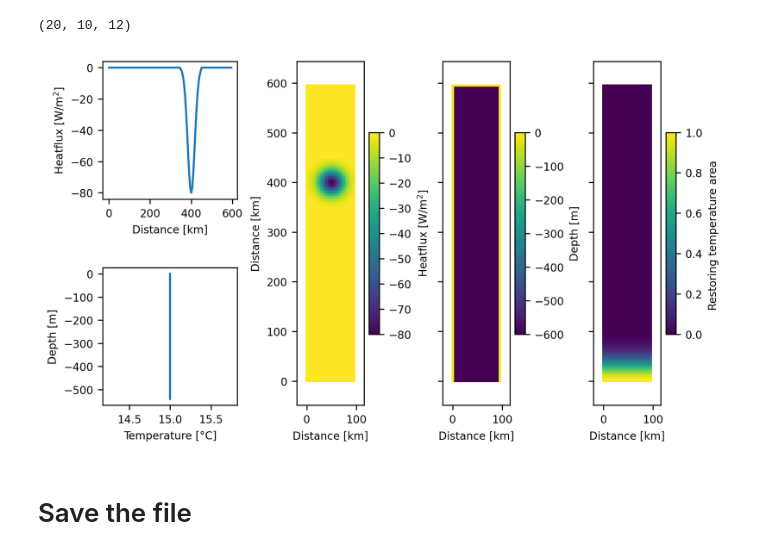
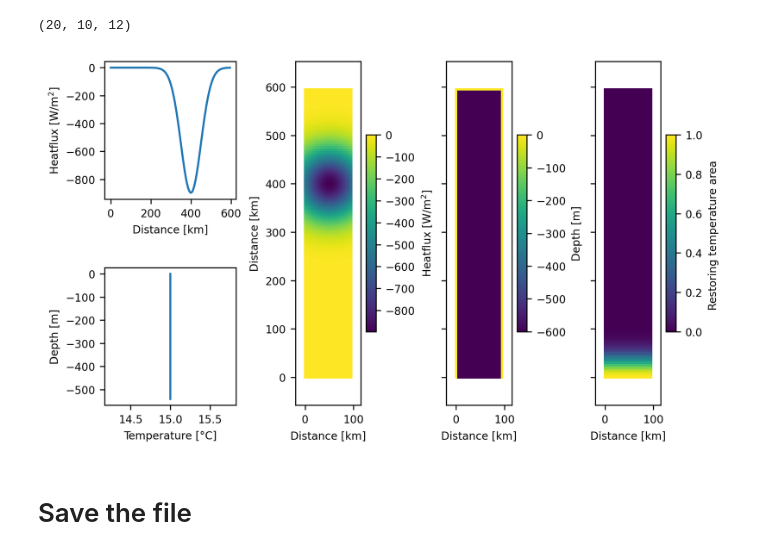
Before and after one commit to kaftkatt/IntercambioNGC, a Jupyter notebook: Scripts/GenerateData.ipynb, the cells around one changed output. Cells and saved outputs as stored; diff of their text form; code cells hidden in the pictures.

```diff
--- a/Scripts/GenerateData.ipynb
+++ b/Scripts/GenerateData.ipynb
@@ -188,7 +199,7 @@ fig3 = plt.figure(constrained_layout=True)
 gs = fig3.add_gridspec(2, 5)
 ax = fig3.add_subplot(gs[0, 0:2])
 
-ax.plot(y,Q[10,:,0] )
+ax.plot(y,Q[10,:,5] )
 ax.set(xlabel='Distance [km]',ylabel='Heatflux [W/m$^2$]')
 
 ax = fig3.add_subplot(gs[1, 0:2])
@@ -198,38 +209,38 @@ ax.set(xlabel='Temperature [°C]',ylabel='Depth [m]')
 
 
 ax = fig3.add_subplot(gs[:, 2])
-cax=ax.pcolormesh(x,y,Q[:,:,1].T)
+cax=ax.pcolormesh(x,y,Q[:,:,5].T)
 ax.axis('equal')
 cbar= plt.colorbar(cax)
 cbar.set_label('Heatflux [W/m$^2$]')
 ax.set(xlabel='Distance [km]',ylabel='Distance [km]')
 
 
 ax = fig3.add_subplot(gs[:, 3])
 
 cax=ax.pcolormesh(x,y,ho.T)
 ax.axis('equal')
 cbar= plt.colorbar(cax)
 cbar.set_label('Depth [m]')
 ax.set(xlabel='Distance [km]')
 ax.yaxis.set_tick_params(labelleft=False)
 
 ax = fig3.add_subplot(gs[:, 4])
 
 cax=ax.pcolormesh(x,y,T_mask[0,:,:].T)
 ax.axis('equal')
 cbar= plt.colorbar(cax)
 cbar.set_label('Restoring temperature area ')
 ax.set(xlabel='Distance [km]')
 ax.yaxis.set_tick_params(labelleft=False)
 
 
 
 fig.tight_layout()
 fig.patch.set_alpha(0.0)
 plt.savefig('../Figures/' + str(project) + '/InputVars.png', bbox_inches='tight')
 # %% [output]
-[figure, old version]
+[figure, new version]
 # %% [markdown]
 # Save the file
 # %%
```
Also changed, not shown: parts of 8 cells of this notebook, 19 other files.
